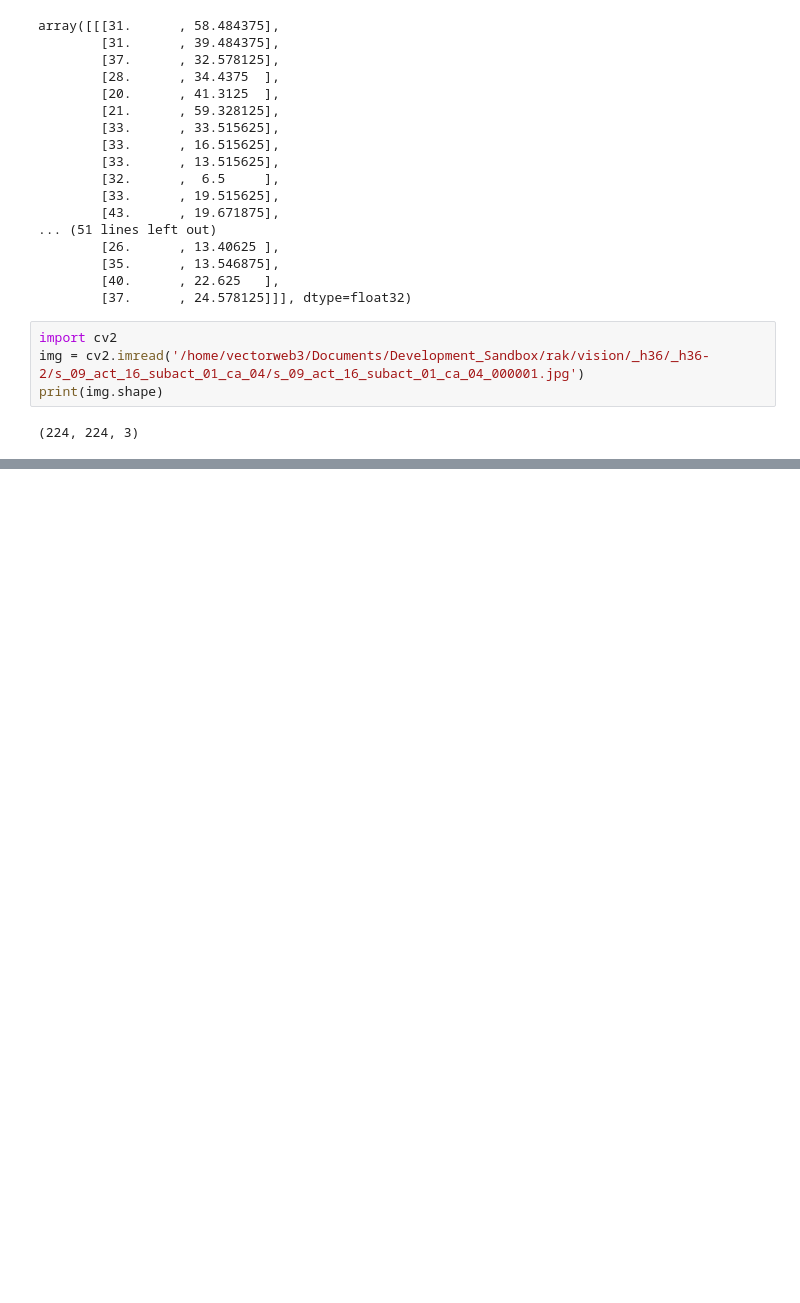
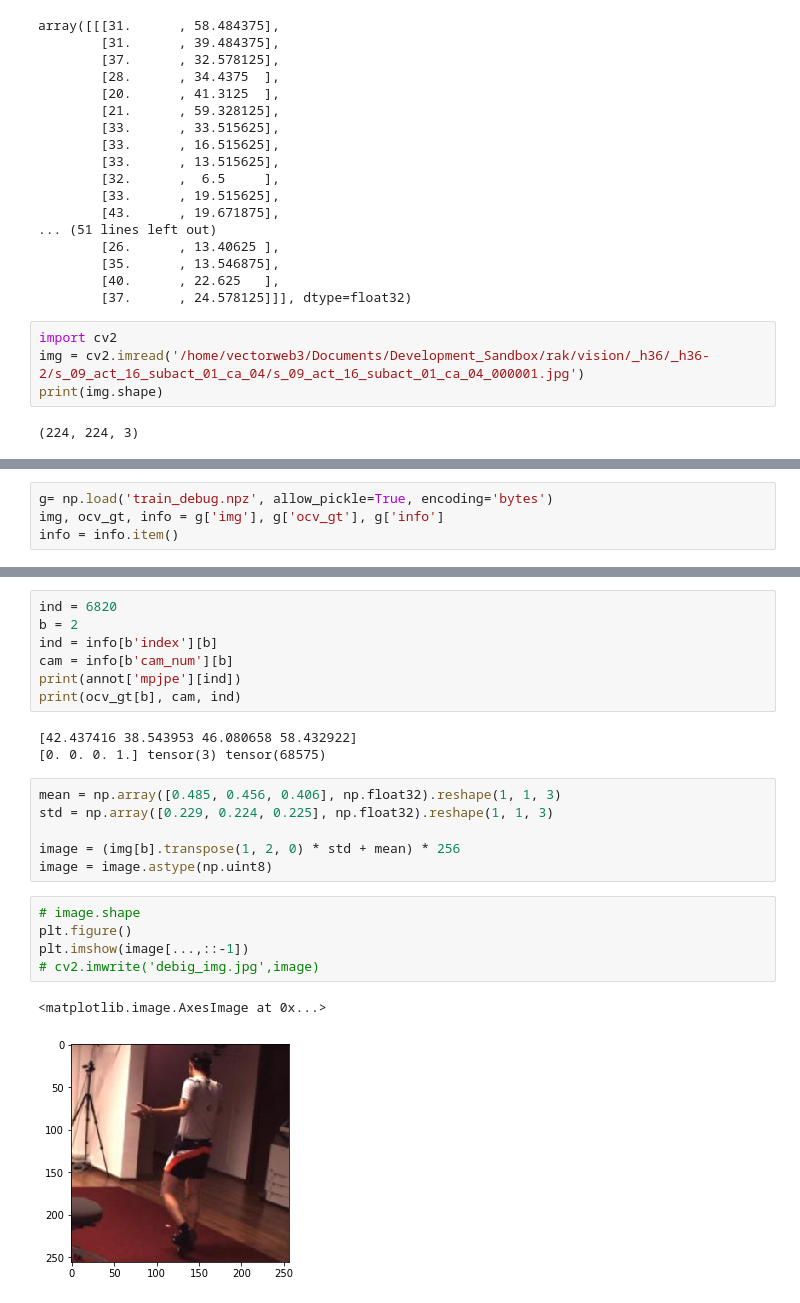
Before and after one commit to sam575/pytorch-pose-hg-3d, a Jupyter notebook: temp.ipynb, the cells around one changed output, grey strips where cells are left out. Cells and saved outputs as stored; diff of their text form; blank space fills up the shorter version.

```diff
--- a/temp.ipynb
+++ b/temp.ipynb
@@ -131,0 +139,4 @@ print(img.shape)
+# %%
+g= np.load('train_debug.npz', allow_pickle=True, encoding='bytes')
+img, ocv_gt, info = g['img'], g['ocv_gt'], g['info']
+info = info.item()
@@ -131,0 +163,24 @@ print(img.shape)
+# %%
+ind = 6820
+b = 2
+ind = info[b'index'][b]
+cam = info[b'cam_num'][b]
+print(annot['mpjpe'][ind])
+print(ocv_gt[b], cam, ind)
+# %% [output]
+[42.437416 38.543953 46.080658 58.432922]
+[0. 0. 0. 1.] tensor(3) tensor(68575)
+# %%
+mean = np.array([0.485, 0.456, 0.406], np.float32).reshape(1, 1, 3)
+std = np.array([0.229, 0.224, 0.225], np.float32).reshape(1, 1, 3)
+
+image = (img[b].transpose(1, 2, 0) * std + mean) * 256
+image = image.astype(np.uint8)
+# %%
+# image.shape
+plt.figure()
+plt.imshow(image[...,::-1])
+# cv2.imwrite('debig_img.jpg',image)
+# %% [output]
+<matplotlib.image.AxesImage at 0x...>
+[figure, added]
```
Also changed, not shown: parts of 8 cells of this notebook, 7 other files.
